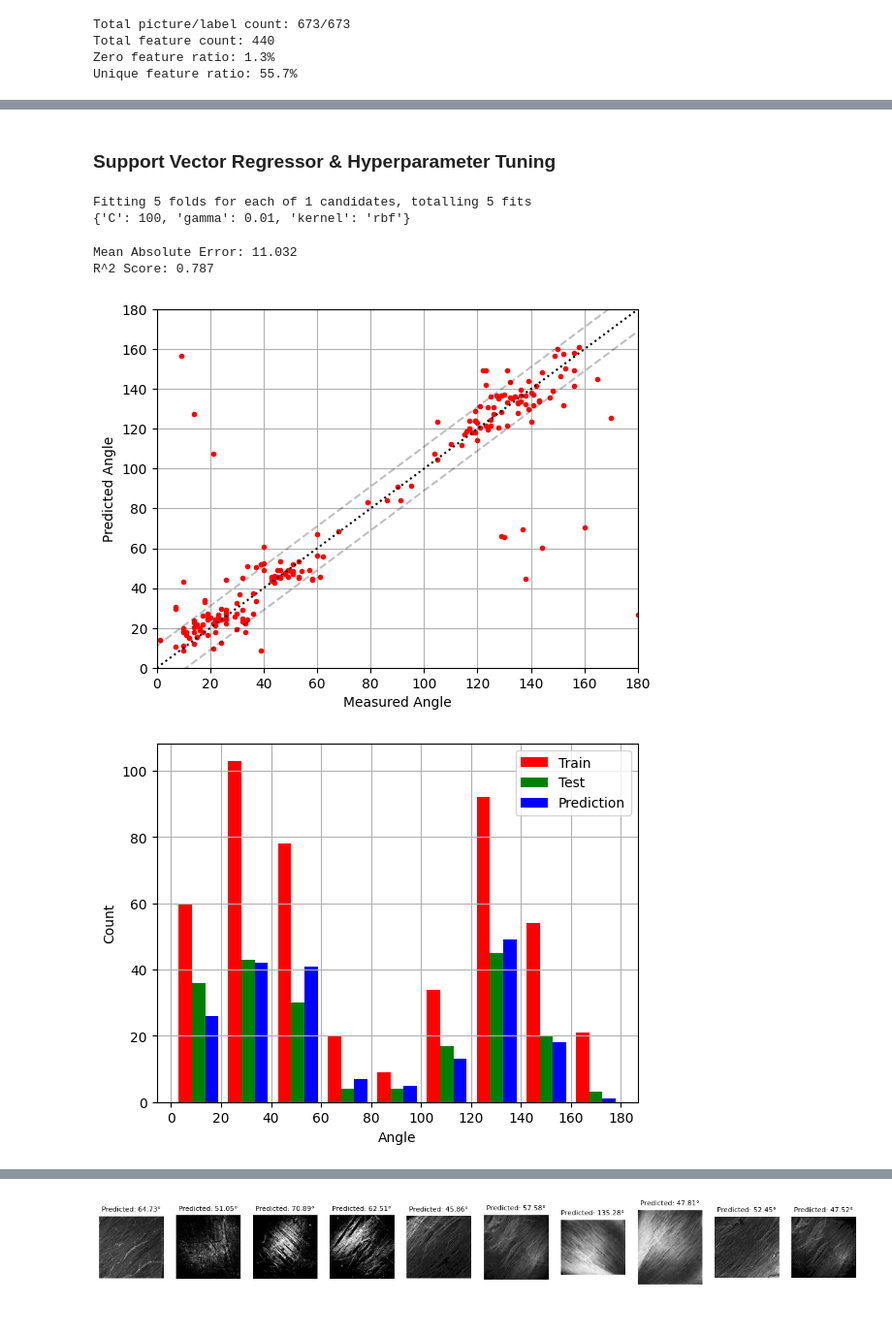
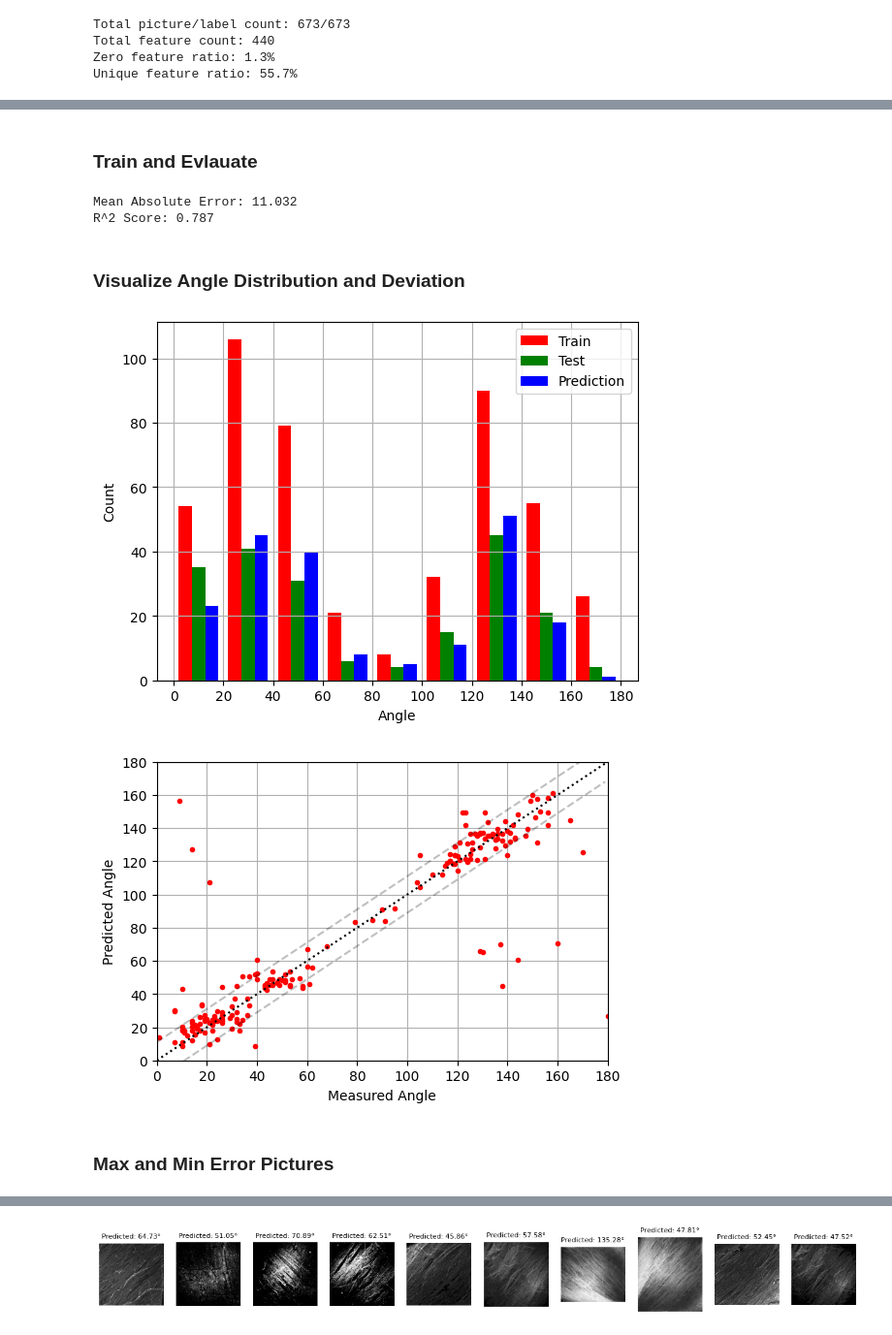
Before and after one commit to hkc5/fiber-prediction, a Jupyter notebook: main.ipynb, the cells around one changed output, grey strips where cells are left out. Shown at 97% size. Drawn from its saved outputs; the diff is of its cells as text; code cells hidden in the pictures.

```diff
--- a/main.ipynb
+++ b/main.ipynb
@@ -113,31 +148,6 @@ Initial features: 440 Final components: 2
 [figure]
-# %% [markdown]
-### Support Vector Regressor & Hyperparameter Tuning
-# %%
-svr= SVR()
-param_grid= [
-  {"kernel": ["linear"], "C": [.1, 1, 10, 100]},
-  {"kernel": ["rbf"], "C": [1, 10, 100, 1000], "gamma": [1, .1, .01, .001, 0.0001]}
- ]
-
-param_grid= [
-  {"kernel": ["rbf"], "C": [100], "gamma": [.01]}
- ]
-
-svr_tuned= GridSearchCV(svr, param_grid= param_grid, verbose= True)
-svr_tuned.fit(X_train, y_train)
-
-print(svr_tuned.best_params_)
-# print(svr_tuned.cv_results_)
-
-model= Pipeline([
-    ("Scaler", scaler),
-    ("PCA", pca_var),
-    ("SVR", svr_tuned.best_estimator_)
-])
-# %% [output]
-Fitting 5 folds for each of 1 candidates, totalling 5 fits
-{'C': 100, 'gamma': 0.01, 'kernel': 'rbf'}
+# %% [markdown]
+### Train and Evlauate
 # %%
 model.fit(X_train, y_train)
 y_pred= model.predict(X_test)
@@ -150,25 +160,31 @@ print(f"R^2 Score: {r2:.3f}")
 # %% [output]
 Mean Absolute Error: 11.032
 R^2 Score: 0.787
+# %% [markdown]
+### Visualize Angle Distribution and Deviation
 # %%
+plt.figure()
+plt.hist([y_train, y_test, y_pred], color= ["r", "g", "b"], bins= np.arange(0, 181, 20))
+
+plt.xticks(np.arange(0, 181, 20))
+plt.ylabel("Count")
+plt.xlabel("Angle")
+plt.legend(["Train", "Test", "Prediction"])
+plt.grid()
+
+plt.figure(figsize= (6, 4))
 plt.plot(y_test, y_pred, "r.")
 plt.plot(np.arange(0, 180), np.arange(0, 180), "k:")
 plt.plot(np.arange(0, 180), np.arange(0, 180)-mae, "k--", alpha= .25)
 plt.plot(np.arange(0, 180), np.arange(0, 180)+mae, "k--", alpha= .25)
 plt.xlabel("Measured Angle")
 plt.ylabel("Predicted Angle")
 plt.axis([0, 180, 0, 180])
 plt.grid()
 # %% [output]
-[figure, old version]
+[figure, new version]
+[figure, added]
-# %%
-plt.hist([y_train, y_test, y_pred], color= ["r", "g", "b"], bins= 9)
-plt.xticks(np.arange(0, 181, 20))
-plt.ylabel("Count")
-plt.xlabel("Angle")
-plt.legend(["Train", "Test", "Prediction"])
-plt.grid()
-# %% [output]
-[figure, removed]
+# %% [markdown]
+### Max and Min Error Pictures
 # %%
 y_error= abs(y_pred-y_test)
```
Also changed, not shown: parts of 16 cells of this notebook, 2 other files.
